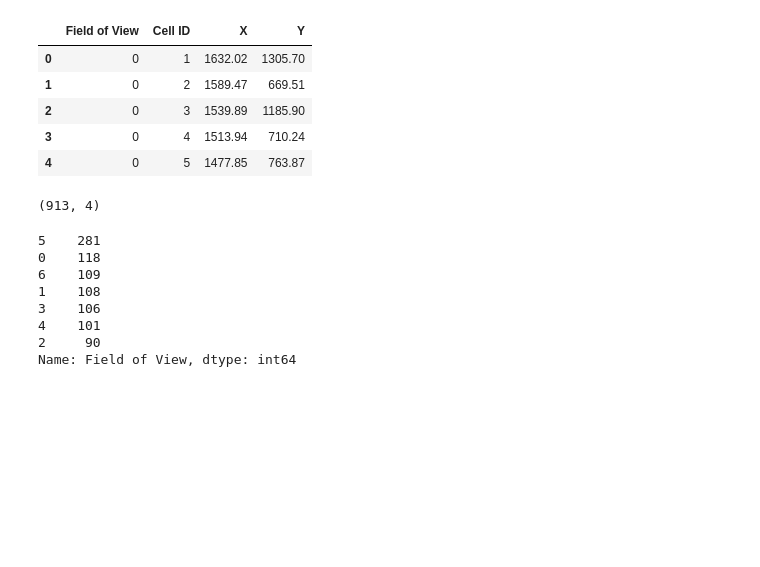
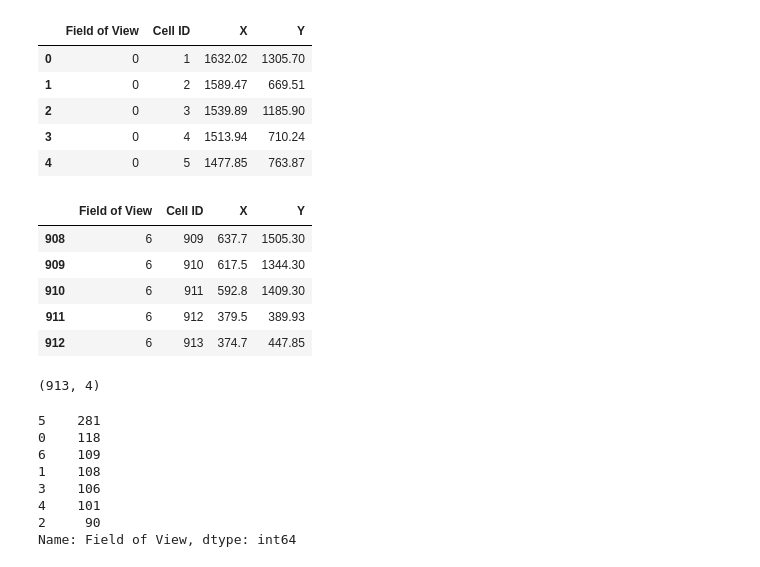
Before and after one commit to manuflores/sandbox, a Jupyter notebook: notebooks/seq_fish_eda.ipynb, the cells around one changed output. Drawn from its saved outputs; the diff is of its cells as text; code cells hidden in the pictures; blank space fills up the shorter version.

```diff
--- a/notebooks/seq_fish_eda.ipynb
+++ b/notebooks/seq_fish_eda.ipynb
@@ -149,6 +150,15 @@ coords.head()
 | 2 | 0 | 3 | 1539.89 | 1185.90 |
 | 3 | 0 | 4 | 1513.94 | 710.24 |
 | 4 | 0 | 5 | 1477.85 | 763.87 |
+# %%
+coords.tail()
+# %% [output]
+|  | Field of View | Cell ID | X | Y |
+| 908 | 6 | 909 | 637.7 | 1505.30 |
+| 909 | 6 | 910 | 617.5 | 1344.30 |
+| 910 | 6 | 911 | 592.8 | 1409.30 |
+| 911 | 6 | 912 | 379.5 | 389.93 |
+| 912 | 6 | 913 | 374.7 | 447.85 |
 # %%
 coords.shape
 # %% [output]
```
Also changed, not shown: parts of 5 cells of this notebook.
